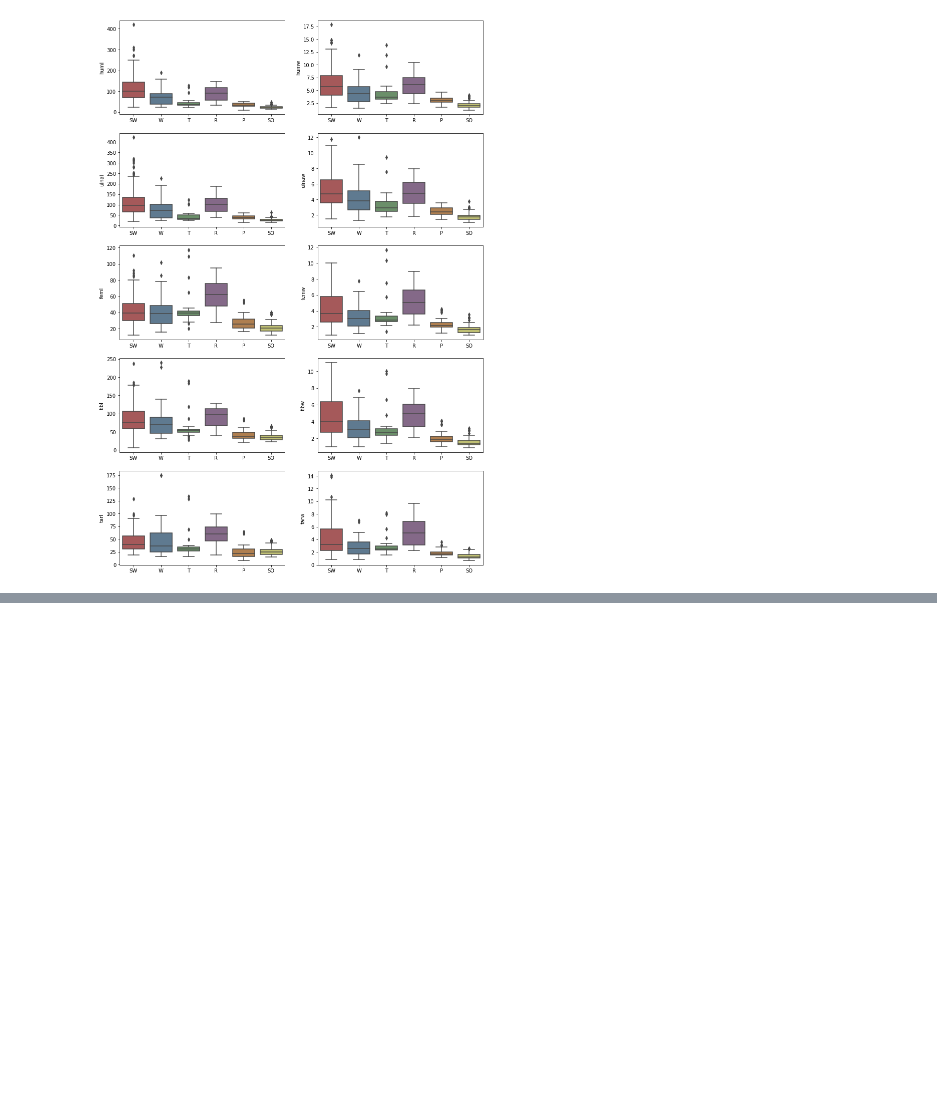
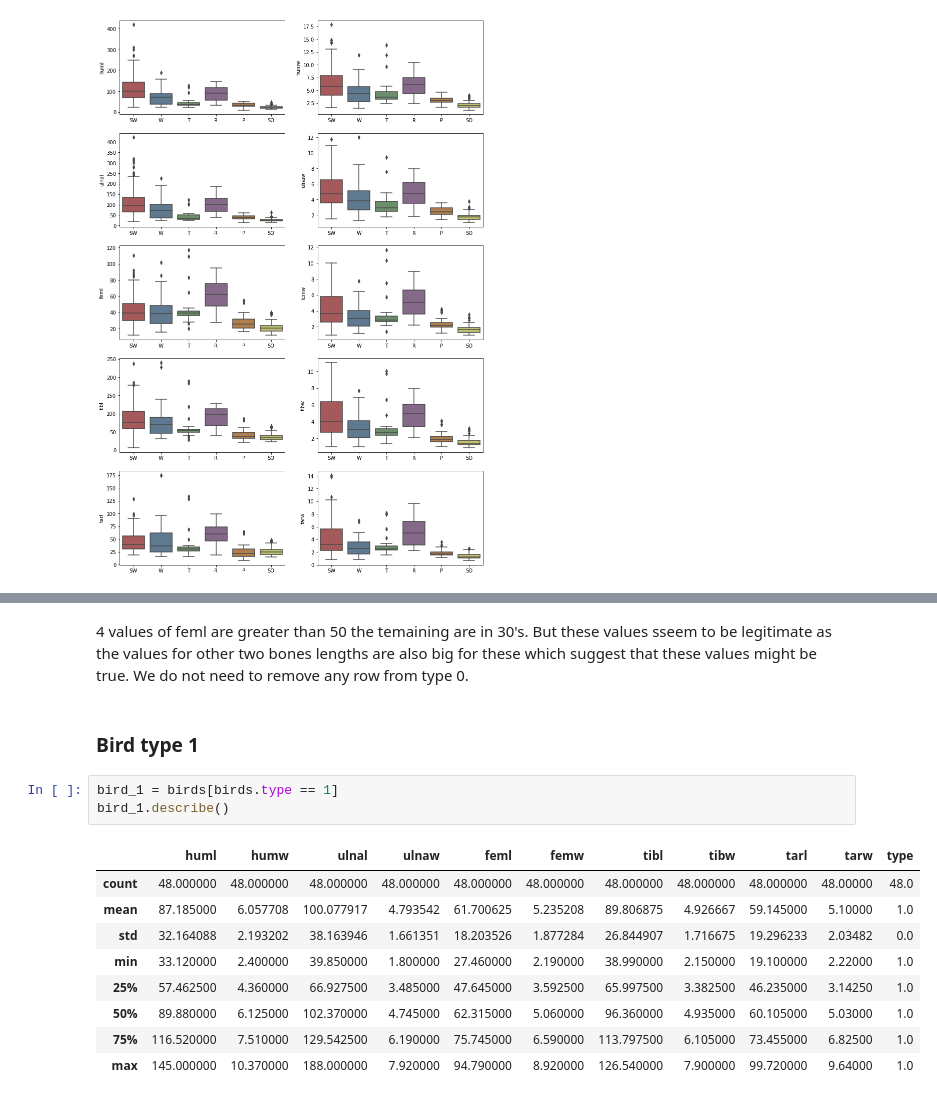
Before and after one commit to AbdullahTabassam/Bird-Skeletal-Analysis-and-Species-Classifier, a Jupyter notebook: 1 - EDA.ipynb, the cells around one changed output, grey strips where cells are left out. Saved outputs shown, nothing was run; the diff lists cells and outputs as text; blank space fills up the shorter version.

```diff
--- a/1 - EDA.ipynb
+++ b/1 - EDA.ipynb
@@ -111,0 +182,17 @@ for f, ax in zip(columns, axes.ravel()):
+# %% [markdown]
+4 values of feml are greater than 50 the temaining are in 30's. But these values sseem to be legitimate as the values for other two bones lengths are also big for these which suggest that these values might be true. We do not need to remove any row from type 0.
+# %% [markdown]
+### Bird type 1
+# %%
+bird_1 = birds[birds.type == 1]
+bird_1.describe()
+# %% [output]
+|  | huml | humw | ulnal | ulnaw | feml | femw | tibl | tibw | tarl | tarw | type |
+| count | 48.000000 | 48.000000 | 48.000000 | 48.000000 | 48.000000 | 48.000000 | 48.000000 | 48.000000 | 48.000000 | 48.00000 | 48.0 |
+| mean | 87.185000 | 6.057708 | 100.077917 | 4.793542 | 61.700625 | 5.235208 | 89.806875 | 4.926667 | 59.145000 | 5.10000 | 1.0 |
+| std | 32.164088 | 2.193202 | 38.163946 | 1.661351 | 18.203526 | 1.877284 | 26.844907 | 1.716675 | 19.296233 | 2.03482 | 0.0 |
+| min | 33.120000 | 2.400000 | 39.850000 | 1.800000 | 27.460000 | 2.190000 | 38.990000 | 2.150000 | 19.100000 | 2.22000 | 1.0 |
+| 25% | 57.462500 | 4.360000 | 66.927500 | 3.485000 | 47.645000 | 3.592500 | 65.997500 | 3.382500 | 46.235000 | 3.14250 | 1.0 |
+| 50% | 89.880000 | 6.125000 | 102.370000 | 4.745000 | 62.315000 | 5.060000 | 96.360000 | 4.935000 | 60.105000 | 5.03000 | 1.0 |
+| 75% | 116.520000 | 7.510000 | 129.542500 | 6.190000 | 75.745000 | 6.590000 | 113.797500 | 6.105000 | 73.455000 | 6.82500 | 1.0 |
+| max | 145.000000 | 10.370000 | 188.000000 | 7.920000 | 94.790000 | 8.920000 | 126.540000 | 7.900000 | 99.720000 | 9.64000 | 1.0 |
```
Also changed, not shown: parts of 36 cells of this notebook.
